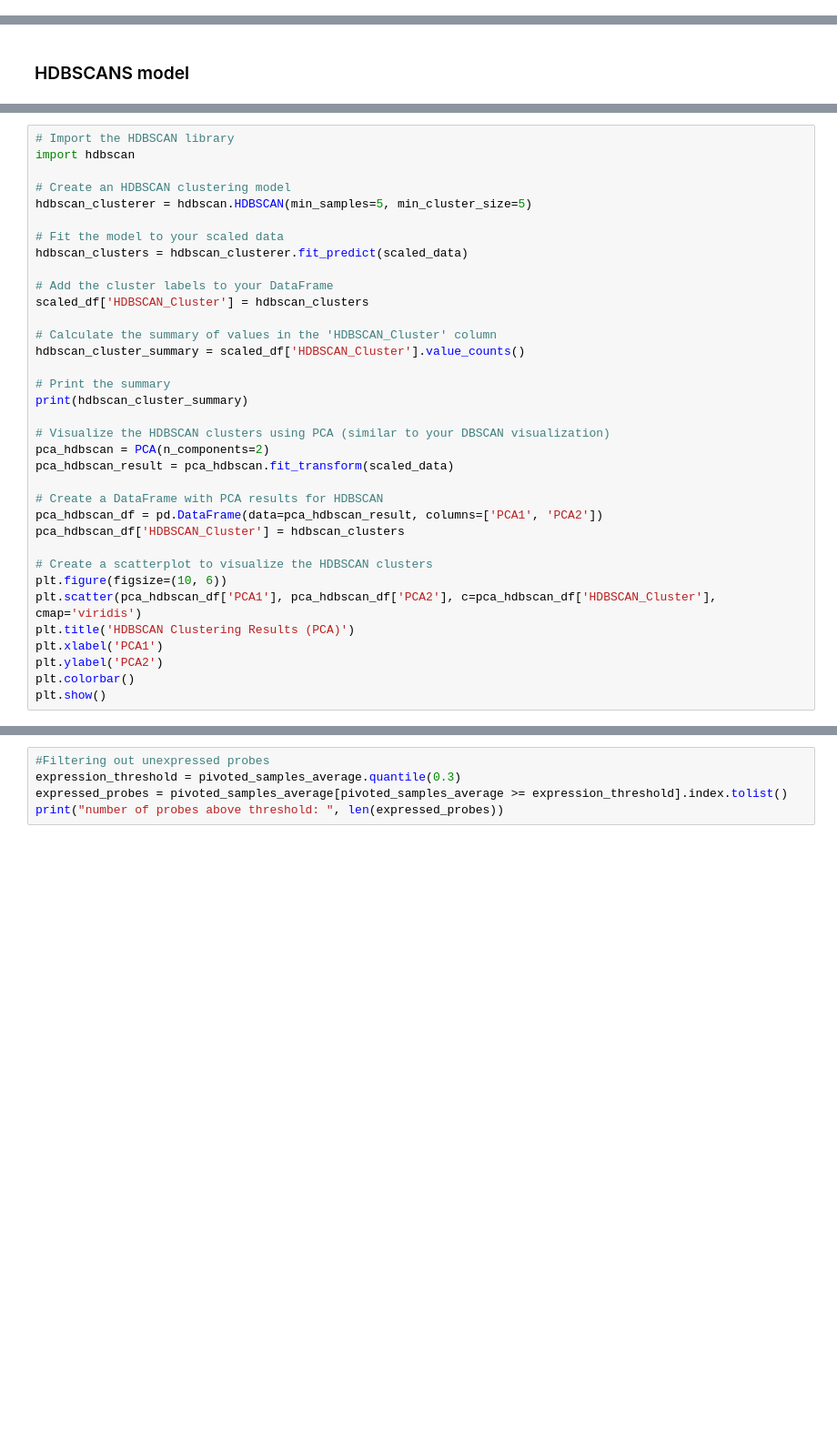
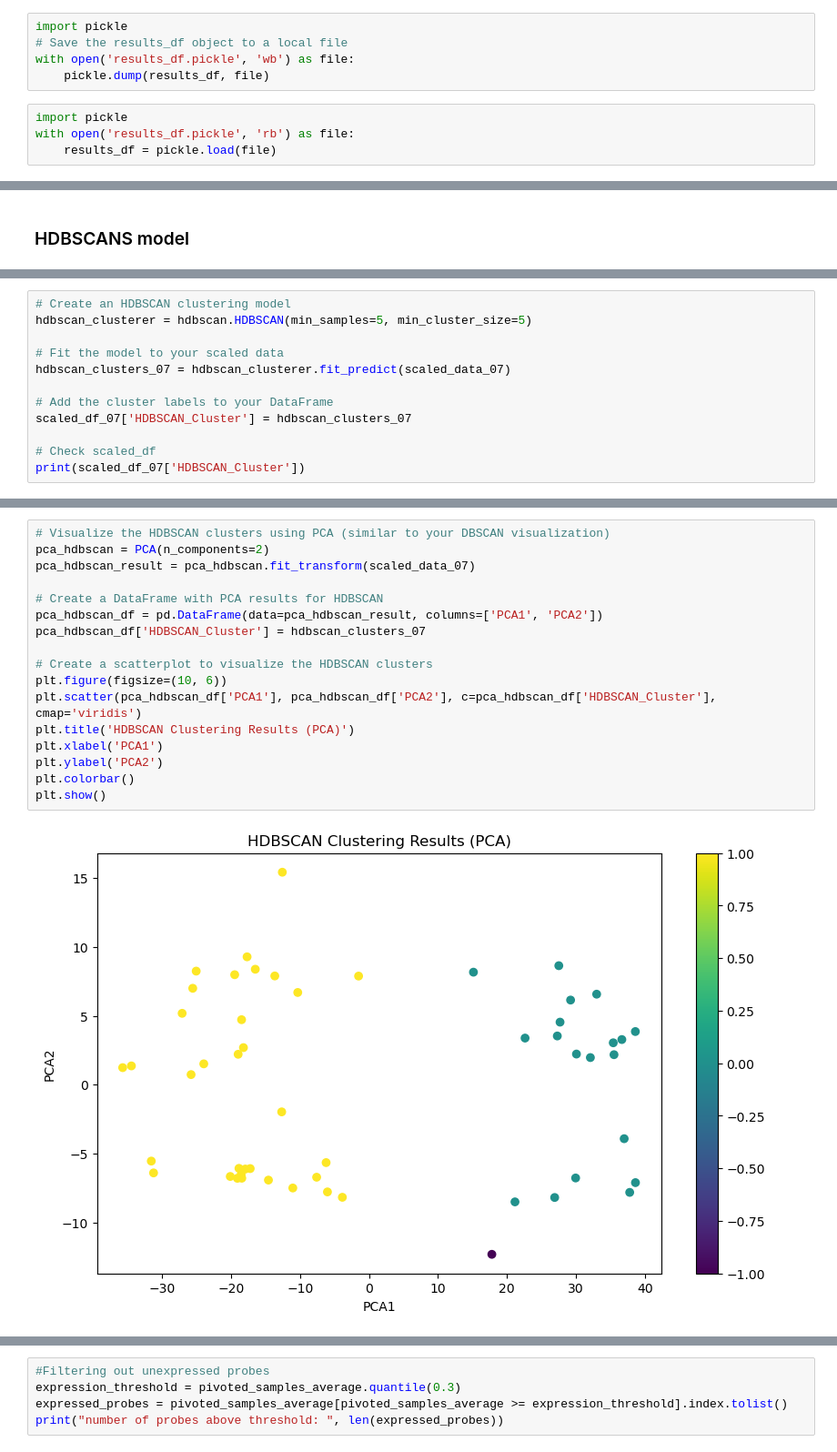
Before and after one commit to curryhank08/analyze-data-from-GEO-in-python, a Jupyter notebook: LR_in_python.ipynb, the cells around one changed output, grey strips where cells are left out. Shown: that part at 91% size. Saved outputs shown, nothing was run; the diff lists cells and outputs as text; blank space fills up the shorter version.

Commit message:
Fix HDBSCAN part & add prediction on additional datasets

```diff
--- a/LR_in_python.ipynb
+++ b/LR_in_python.ipynb
@@ -596,3 +680,12 @@ print(results_df.head())
 315555                      0.0
 8226                        0.0
 233448                      0.0
+# %%
+import pickle
+# Save the results_df object to a local file
+with open('results_df.pickle', 'wb') as file:
+    pickle.dump(results_df, file)
+# %%
+import pickle
+with open('results_df.pickle', 'rb') as file:
+    results_df = pickle.load(file)
@@ -1202,0 +1508,12 @@ ERROR: Could not build wheels for hdbscan, which is required to install pyprojec
+# %%
+# Create an HDBSCAN clustering model
+hdbscan_clusterer = hdbscan.HDBSCAN(min_samples=5, min_cluster_size=5)
+
+# Fit the model to your scaled data
+hdbscan_clusters_07 = hdbscan_clusterer.fit_predict(scaled_data_07)
+
+# Add the cluster labels to your DataFrame
+scaled_df_07['HDBSCAN_Cluster'] = hdbscan_clusters_07
+
+# Check scaled_df
+print(scaled_df_07['HDBSCAN_Cluster'])
@@ -1203,36 +1550,20 @@ ERROR: Could not build wheels for hdbscan, which is required to install pyprojec
 # %%
-# Import the HDBSCAN library
-import hdbscan
-
-# Create an HDBSCAN clustering model
-hdbscan_clusterer = hdbscan.HDBSCAN(min_samples=5, min_cluster_size=5)
-
-# Fit the model to your scaled data
-hdbscan_clusters = hdbscan_clusterer.fit_predict(scaled_data)
-
-# Add the cluster labels to your DataFrame
-scaled_df['HDBSCAN_Cluster'] = hdbscan_clusters
-
-# Calculate the summary of values in the 'HDBSCAN_Cluster' column
-hdbscan_cluster_summary = scaled_df['HDBSCAN_Cluster'].value_counts()
-
-# Print the summary
-print(hdbscan_cluster_summary)
-
 # Visualize the HDBSCAN clusters using PCA (similar to your DBSCAN visualization)
 pca_hdbscan = PCA(n_components=2)
-pca_hdbscan_result = pca_hdbscan.fit_transform(scaled_data)
+pca_hdbscan_result = pca_hdbscan.fit_transform(scaled_data_07)
 
 # Create a DataFrame with PCA results for HDBSCAN
 pca_hdbscan_df = pd.DataFrame(data=pca_hdbscan_result, columns=['PCA1', 'PCA2'])
-pca_hdbscan_df['HDBSCAN_Cluster'] = hdbscan_clusters
+pca_hdbscan_df['HDBSCAN_Cluster'] = hdbscan_clusters_07
 
 # Create a scatterplot to visualize the HDBSCAN clusters
 plt.figure(figsize=(10, 6))
 plt.scatter(pca_hdbscan_df['PCA1'], pca_hdbscan_df['PCA2'], c=pca_hdbscan_df['HDBSCAN_Cluster'], cmap='viridis')
 plt.title('HDBSCAN Clustering Results (PCA)')
 plt.xlabel('PCA1')
 plt.ylabel('PCA2')
 plt.colorbar()
 plt.show()
+# %% [output]
+[figure, added]
 # %% [markdown]
```
Also changed, not shown: parts of 39 cells of this notebook.
